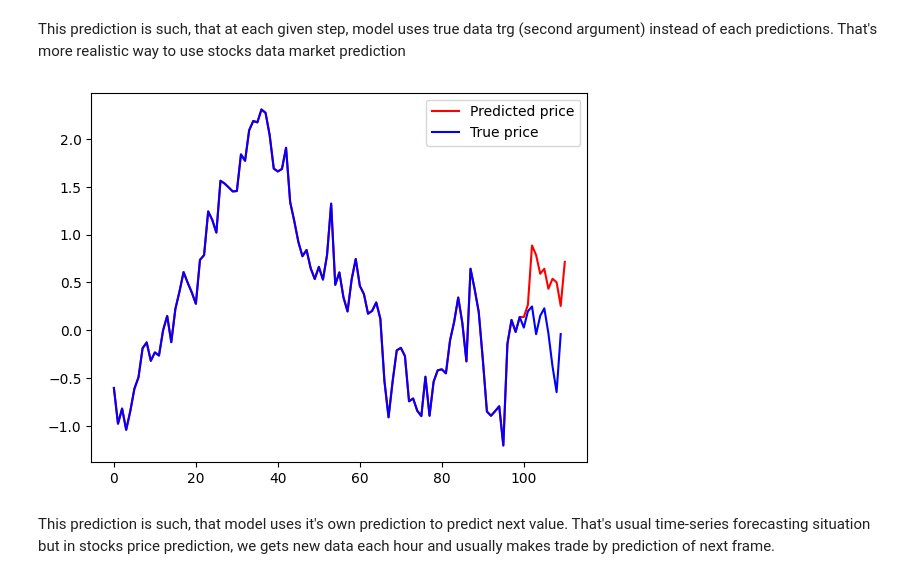
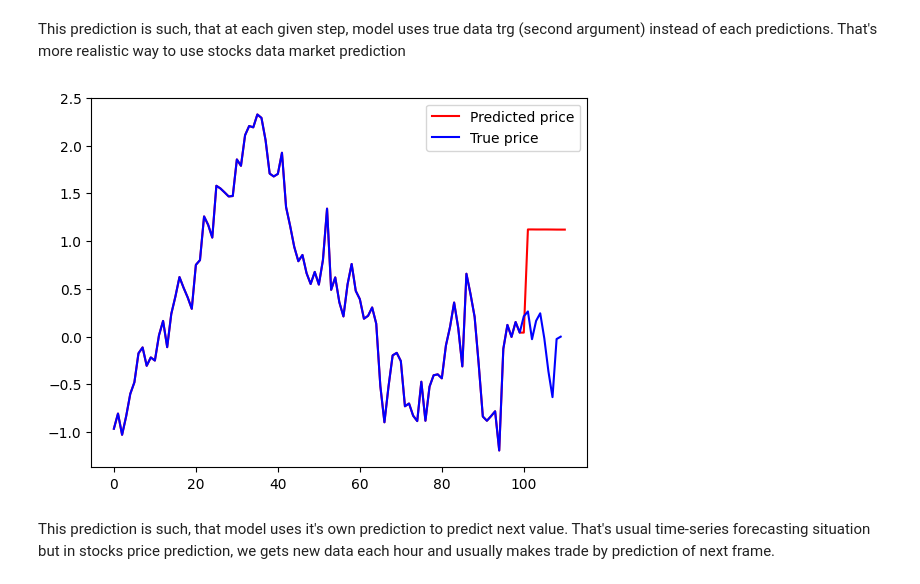
Before and after one commit to r-vvch/DMLS_2022_stocks, a Jupyter notebook: SimpleTransformer.ipynb, the cells around one changed output. Cells and saved outputs as stored; diff of their text form; code cells hidden in the pictures.

```diff
--- a/SimpleTransformer.ipynb
+++ b/SimpleTransformer.ipynb
@@ -24,7 +24,7 @@ MLFLOW_USER = os.environ['MLFLOW_USER']
 MLFLOW_PORT = os.environ['MLFLOW_PORT']
 # %%
 if torch.cuda.is_available():
-    DEVICE='cuda:0'
+    DEVICE='cuda:1'
 else:
     DEVICE='cpu'
 # %%
@@ -350,5 +347,7 @@ exp_id = dict(mlflow.get_experiment_by_name("CompatiableTransformer"))['experime
 # %%
-model = CompatiableTransformer(dim_model=6, num_heads=6, out_dim=1, num_encoder_layers=6, num_decoder_layers=6).to(device=DEVICE)
+model = CompatiableTransformer(dim_model=6, num_heads=6, out_dim=1,
+                               num_encoder_layers=6, num_decoder_layers=6, dropout_p=dropout_probability).to(device=DEVICE)
+reset_weights(model)
 model.train()
 criterion = nn.MSELoss()
 optimizer = torch.optim.Adam(model.parameters(), lr=lr)
@@ -361,9 +360,7 @@ with mlflow.start_run(experiment_id=exp_id,
     mlflow.log_param("learning_rate", lr)
     mlflow.log_param("num_enc_layers", num_encoder_layers)
     mlflow.log_param("num_dec_layers", num_decoder_layers)
-    mlflow.log_param("dropout_decoder_probability", dropout_dec)
-    mlflow.log_param("dropout_encoder_probability", dropout_enc)
-    mlflow.log_param("dropout_pos_enc_probability", dropout_pos_enc)
+    mlflow.log_param("dropout_probability", dropout_probability)
     mlflow.log_param("batch_size", batch_size)
     mlflow.log_param("normalize", normalize)
 
@@ -377,7 +374,7 @@ with mlflow.start_run(experiment_id=exp_id,
             trg_y = trg_y.to(device=DEVICE)[:, :, 3].unsqueeze(-1)
             optimizer.zero_grad()
             trg_y = trg_y.permute(1, 0, 2)
-            output = model.innder_(src, trg)
+            output = model.inner_forward(src, trg)
             loss = criterion(output, trg_y)
 
             train_epoch_losses.append(loss.item())
@@ -394,7 +391,7 @@ with mlflow.start_run(experiment_id=exp_id,
             trg = trg.to(device=DEVICE)
             trg_y = trg_y.to(device=DEVICE)[:, :, 3].unsqueeze(-1)
             trg_y = trg_y.permute(1, 0, 2)
-            output = model(src, trg)
+            output = model.inner_forward(src, trg)
             loss = criterion(output, trg_y)
             val_epoch_losses.append(loss.item())
 
@@ -407,5 +404,6 @@ with mlflow.start_run(experiment_id=exp_id,
 
     mlflow.pytorch.log_model(model,
              'transformer.pth',
-             registered_model_nam)
+             registered_model_name='CompatibleTransformer'
+             )
 # %% [output]
@@ -437,42 +441,30 @@ This prediction is such, that at each given step, model uses true data trg (seco
 # %%
 src, trg, trg_y = next(iter(test_dataloader))
 src = src[:, -1, :]
 true_y = trg_y[-10:, -1, 3]
 rolling_row_target = trg_y[-10:, -1, 3].to(device=DEVICE).unsqueeze(-1).unsqueeze(0)
 trg = src[-1, 3]
 src = src.unsqueeze(0).to(device=DEVICE)
 trg = trg.unsqueeze(0).unsqueeze(0).unsqueeze(0).to(device=DEVICE)
 for _ in range(1, 11):
-    pred = model.predict(src, rolling_row_target[:, :_, :])[-1, 0, 0]
+    pred = model.inner_forward(src, rolling_row_target[:, :_, :])[-1, 0, 0]
     next_item = torch.tensor([[pred]], device=DEVICE).unsqueeze(0)
     trg = torch.cat((trg, next_item), dim=1)
+
+true_y = true_y.unsqueeze(0)
+src = src.cpu()
+true_plot_arr = torch.cat((src[:, :, 3], true_y), dim=1)
+true_plot_arr = true_plot_arr[0, :]
+trg = trg[:, :, 0]
+pred_plot_arr = torch.cat((src[:, :, 3], trg.cpu()), dim=1)
+pred_plot_arr = pred_plot_arr[0, :]
+
+plt.plot(pred_plot_arr, color='red', label='Predicted price')
+plt.plot(true_plot_arr, color='blue', label='True price')
+plt.legend()
+plt.show()
+# %% [output]
+[figure, added]
-# %%
-src, trg, trg_y = next(iter(test_dataloader))
-src = src[:, -1, :]
-true_y = trg_y[-10:, -1, 3]
-rolling_row_target = trg_y[-10:, -1, 3].to(device=DEVICE).unsqueeze(-1).unsqueeze(0)
-trg = src[-1, 3]
-src = src.unsqueeze(0).to(device=DEVICE)
-trg = trg.unsqueeze(0).unsqueeze(0).unsqueeze(0).to(device=DEVICE)
-for _ in range(1, 11):
-    pred = model(src, rolling_row_target[:, :_, :])[-1, 0, 0]
-    next_item = torch.tensor([[pred]], device=DEVICE).unsqueeze(0)
-    trg = torch.cat((trg, next_item), dim=1)
-
-true_y = true_y.unsqueeze(0)
-src = src.cpu()
-true_plot_arr = torch.cat((src[:, :, 3], true_y), dim=1)
-true_plot_arr = true_plot_arr[0, :]
-trg = trg[:, :, 0]
-pred_plot_arr = torch.cat((src[:, :, 3], trg.cpu()), dim=1)
-pred_plot_arr = pred_plot_arr[0, :]
-
-plt.plot(pred_plot_arr, color='red', label='Predicted price')
-plt.plot(true_plot_arr, color='blue', label='True price')
-plt.legend()
-plt.show()
-# %% [output]
-[figure, removed]
 # %% [markdown]
 This prediction is such, that model uses it's own prediction to predict next value. That's usual time-series forecasting situation but in stocks price prediction, we gets new data each hour and usually makes trade by prediction of next frame.
 # %%
```
Also changed, not shown: parts of 25 cells of this notebook.
